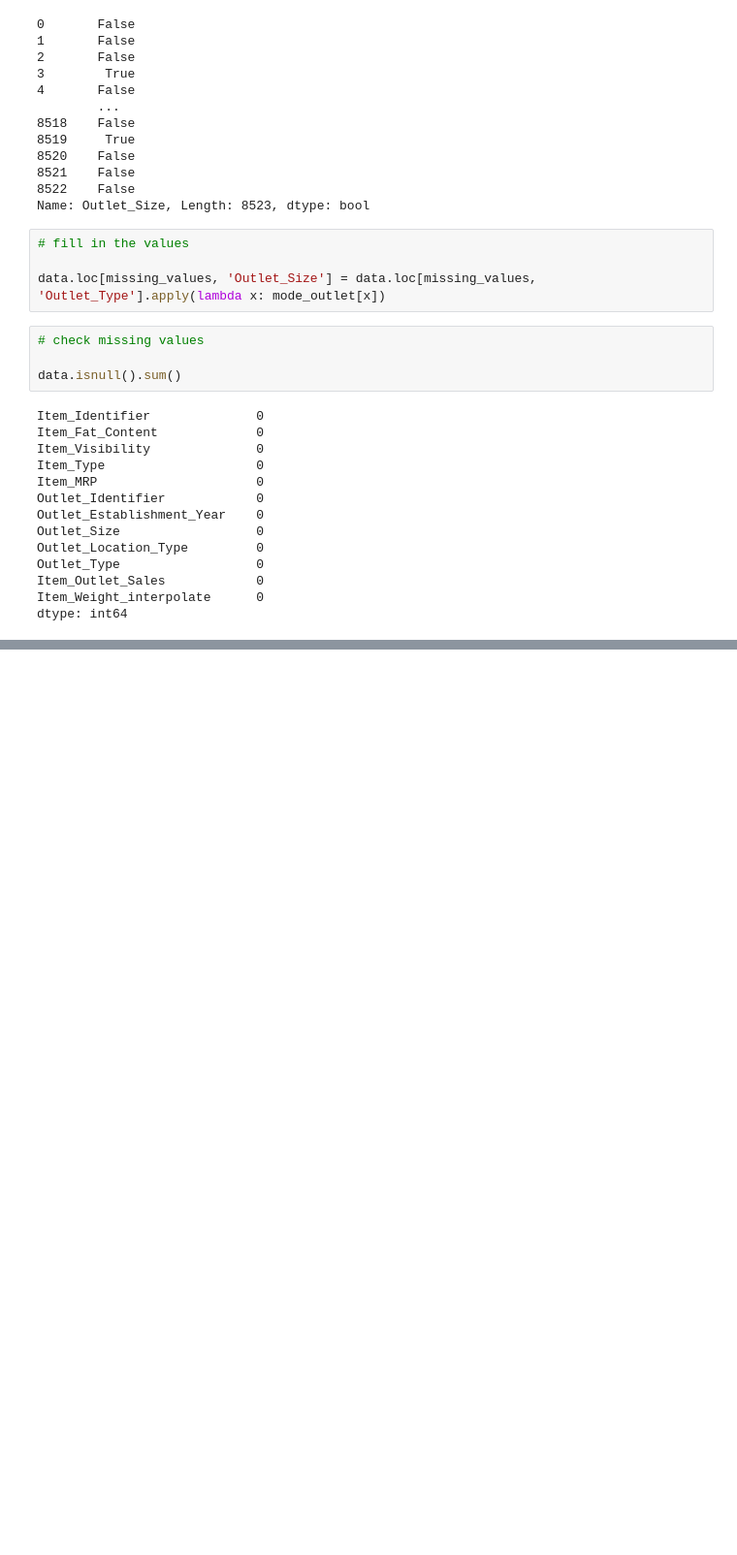
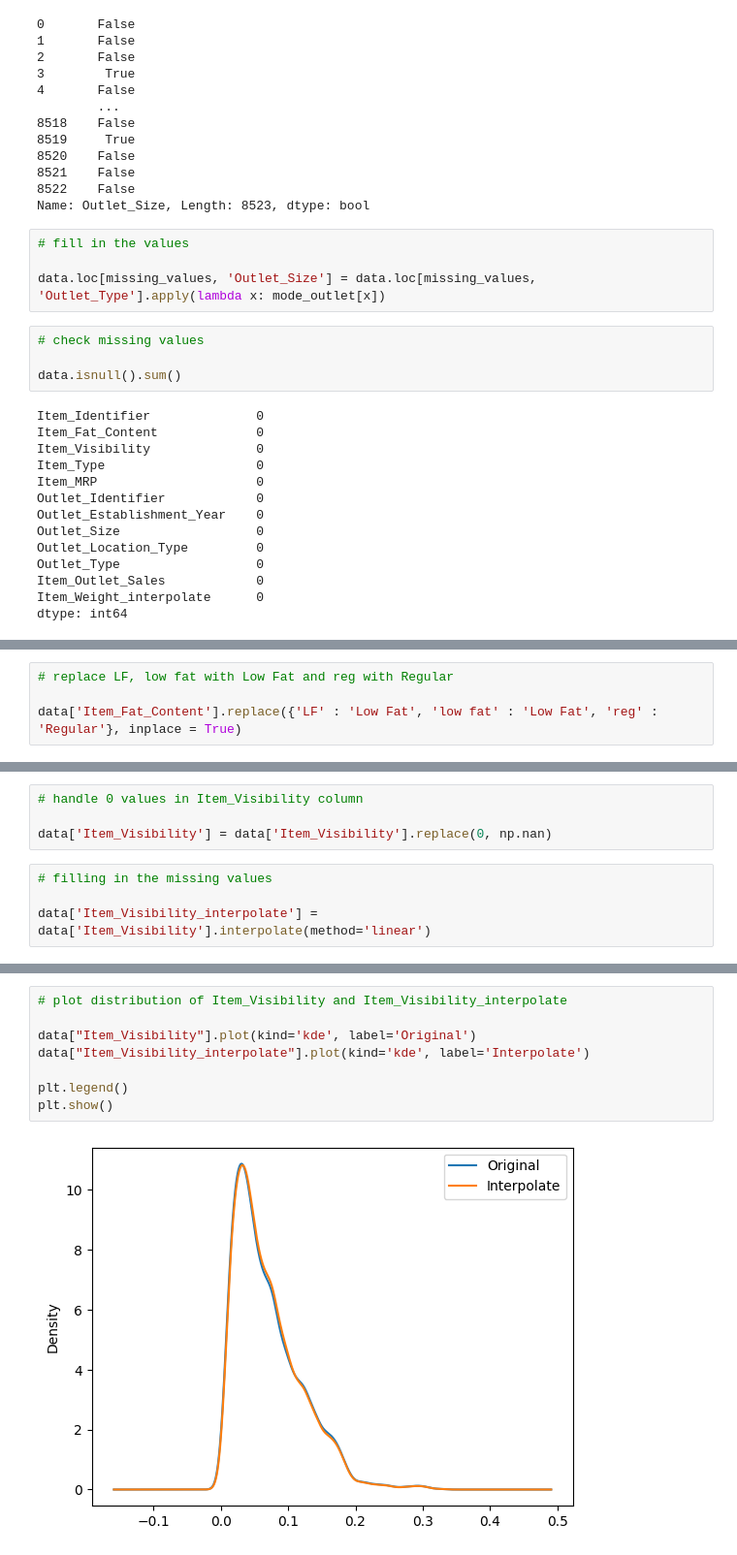
Before and after one commit to omarriyaz/Big-Mart-Sales-Prediction, a Jupyter notebook: SalesPredict.ipynb, the cells around one changed output, grey strips where cells are left out. Shown: that part at 97% size. Cells and saved outputs as stored; diff of their text form; blank space fills up the shorter version.

Commit message:
Cleaning the columns

```diff
--- a/SalesPredict.ipynb
+++ b/SalesPredict.ipynb
@@ -334,0 +353,4 @@ dtype: int64
+# %%
+# replace LF, low fat with Low Fat and reg with Regular
+
+data['Item_Fat_Content'].replace({'LF' : 'Low Fat', 'low fat' : 'Low Fat', 'reg' : 'Regular'}, inplace = True)
@@ -334,0 +390,8 @@ dtype: int64
+# %%
+# handle 0 values in Item_Visibility column
+
+data['Item_Visibility'] = data['Item_Visibility'].replace(0, np.nan)
+# %%
+# filling in the missing values
+
+data['Item_Visibility_interpolate'] = data['Item_Visibility'].interpolate(method='linear')
@@ -334,0 +416,10 @@ dtype: int64
+# %%
+# plot distribution of Item_Visibility and Item_Visibility_interpolate
+
+data["Item_Visibility"].plot(kind='kde', label='Original')
+data["Item_Visibility_interpolate"].plot(kind='kde', label='Interpolate')
+
+plt.legend()
+plt.show()
+# %% [output]
+[figure, added]
```
Also changed, not shown: parts of 20 cells of this notebook.
